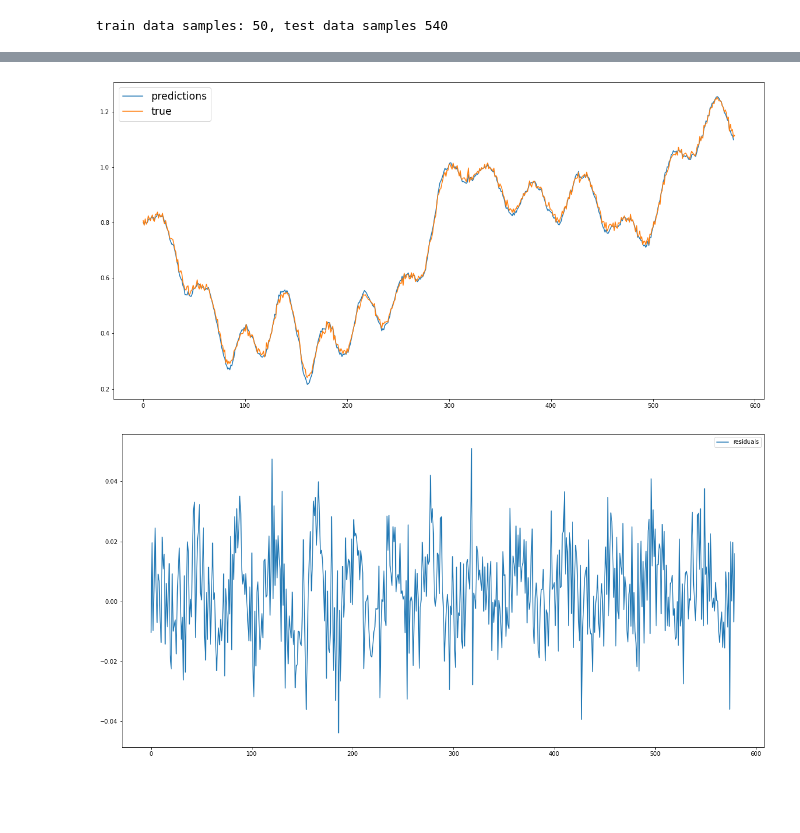
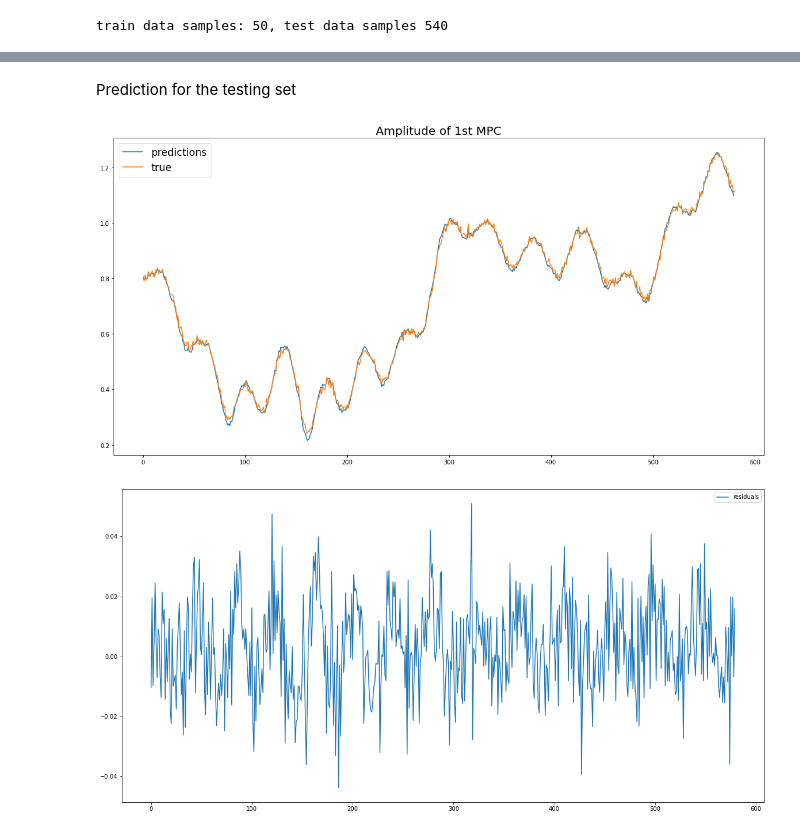
Before and after one commit to alejo-perez-upc-77/CrossBand_ChannelPrediction_MasterThesis, a Jupyter notebook: AR Modeling/Approach_1_SB/AR_SB1.ipynb, the cells around one changed output, grey strips where cells are left out. Cells and saved outputs as stored; diff of their text form; code cells hidden in the pictures; blank space fills up the shorter version.

```diff
--- a/AR Modeling/Approach_1_SB/AR_SB1.ipynb
+++ b/AR Modeling/Approach_1_SB/AR_SB1.ipynb
@@ -158,6 +230,8 @@ coef = fit_ar(train_pol1, p)
 train_pol2 = np.expand_dims(train_pol2, 1)
 
 coef_pol2 = fit_ar(train_pol2, p)
+# %% [markdown]
+Prediction for the testing set
 # %%
 predictions_all_pol1 = predict_ar_1step(coef, mpc1_no_mean)
 # %%
@@ -165,10 +239,12 @@ predictions_all_pol2 = predict_ar_1step(coef_pol2, mpc1_no_mean_pol2)
 # %%
 plt.plot(predictions_all_pol1[:-1], label = "predictions")
 plt.plot(mpc1_no_mean[p-1:], label = "true")
+plt.title('Amplitude of 1st MPC', fontsize=20)
+
 plt.legend(fontsize='xx-large')
 plt.show()
 # %% [output]
-[figure, old version]
+[figure, new version]
 # %%
 plt.plot(mpc1_no_mean[p:] - predictions_all_pol1[:-1], label = "residuals")
 plt.legend()
```
Also changed, not shown: parts of 79 cells of this notebook, 10 other files.
